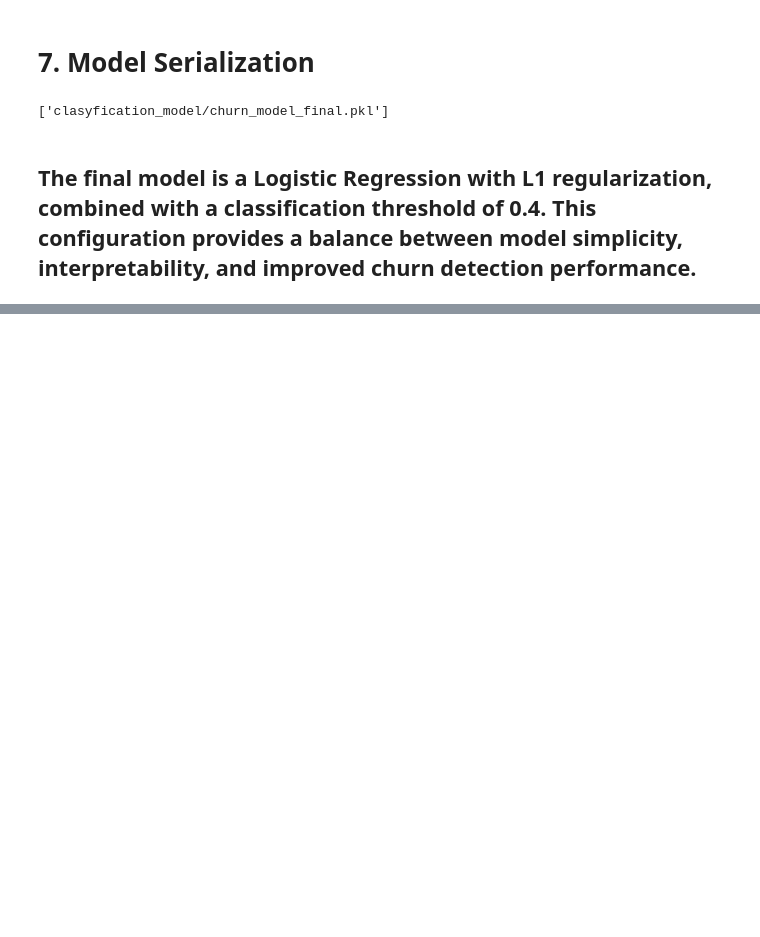
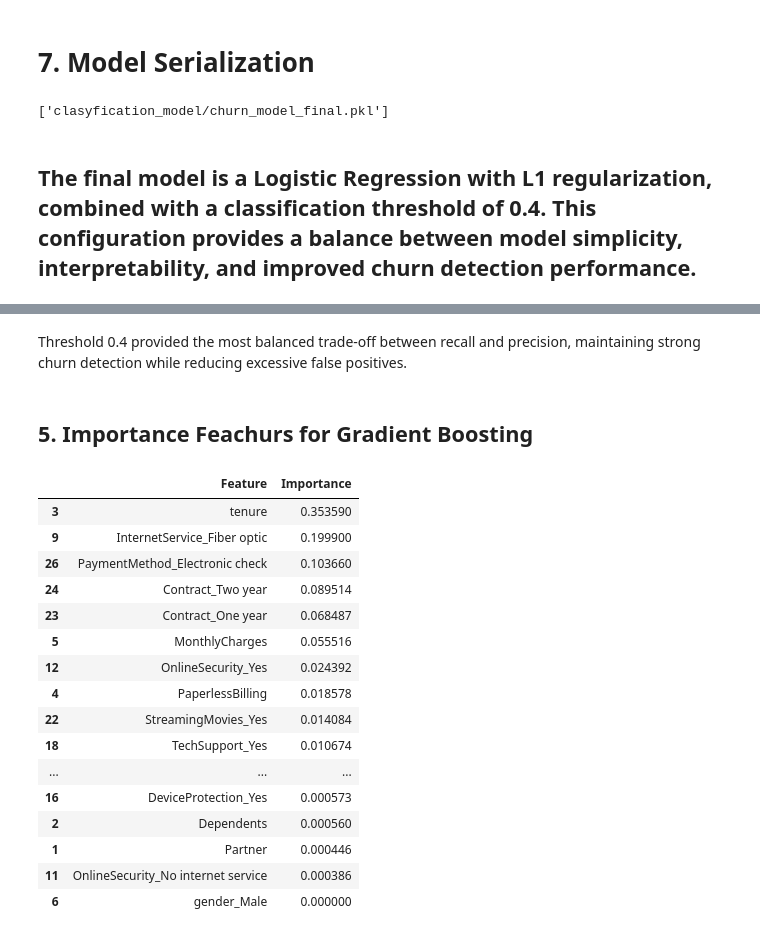
Before and after one commit to KrzysztofZakrzewski/portfolio, a Jupyter notebook: docs/Telco_Customer_clasyfication_ML/Telco_Customer_clasyfication_ML.ipynb, the cells around one changed output, grey strips where cells are left out. Saved outputs shown, nothing was run; the diff lists cells and outputs as text; code cells hidden in the pictures; blank space fills up the shorter version.

```diff
--- a/docs/Telco_Customer_clasyfication_ML/Telco_Customer_clasyfication_ML.ipynb
+++ b/docs/Telco_Customer_clasyfication_ML/Telco_Customer_clasyfication_ML.ipynb
@@ -518,0 +700,24 @@ joblib.dump(final_model_bundle, "clasyfication_model/churn_model_final.pkl")
+# %%
+gb_model = GradientBoostingClassifier(
+    learning_rate=0.05,
+    n_estimators=100,
+    random_state=42
+)
+
+gb_model.fit(X_train, y_train)
+
+y_proba_gb = gb_model.predict_proba(X_test)[:, 1]
+
+thresholds = [0.2, 0.3, 0.4, 0.5]
+
+for threshold in thresholds:
+
+    y_pred_gb = (y_proba_gb >= threshold).astype(int)
+
+    recall = recall_score(y_test, y_pred_gb)
+    precision = precision_score(y_test, y_pred_gb)
+
+    print(f"Threshold: {threshold}")
+    print(f"Recall: {recall:.3f}")
+    print(f"Precision: {precision:.3f}")
+    print("-" * 30)
@@ -518,0 +741,34 @@ joblib.dump(final_model_bundle, "clasyfication_model/churn_model_final.pkl")
+# %% [markdown]
+Threshold 0.4 provided the most balanced trade-off between recall and precision, maintaining strong churn detection while reducing excessive false positives.
+# %% [markdown]
+## 5. Importance Feachurs for Gradient Boosting
+# %%
+importance_df = pd.DataFrame({
+    "Feature": X_train.columns,
+    "Importance": gb_model.feature_importances_
+})
+
+importance_df = importance_df.sort_values(
+    by="Importance",
+    ascending=False
+)
+
+importance_df
+# %% [output]
+|  | Feature | Importance |
+| 3 | tenure | 0.353590 |
+| 9 | InternetService_Fiber optic | 0.199900 |
+| 26 | PaymentMethod_Electronic check | 0.103660 |
+| 24 | Contract_Two year | 0.089514 |
+| 23 | Contract_One year | 0.068487 |
+| 5 | MonthlyCharges | 0.055516 |
+| 12 | OnlineSecurity_Yes | 0.024392 |
+| 4 | PaperlessBilling | 0.018578 |
+| 22 | StreamingMovies_Yes | 0.014084 |
+| 18 | TechSupport_Yes | 0.010674 |
+| ... | ... | ... |
+| 16 | DeviceProtection_Yes | 0.000573 |
+| 2 | Dependents | 0.000560 |
+| 1 | Partner | 0.000446 |
+| 11 | OnlineSecurity_No internet service | 0.000386 |
+| 6 | gender_Male | 0.000000 |
```
Also changed, not shown: parts of 70 cells of this notebook, 3 other files.
